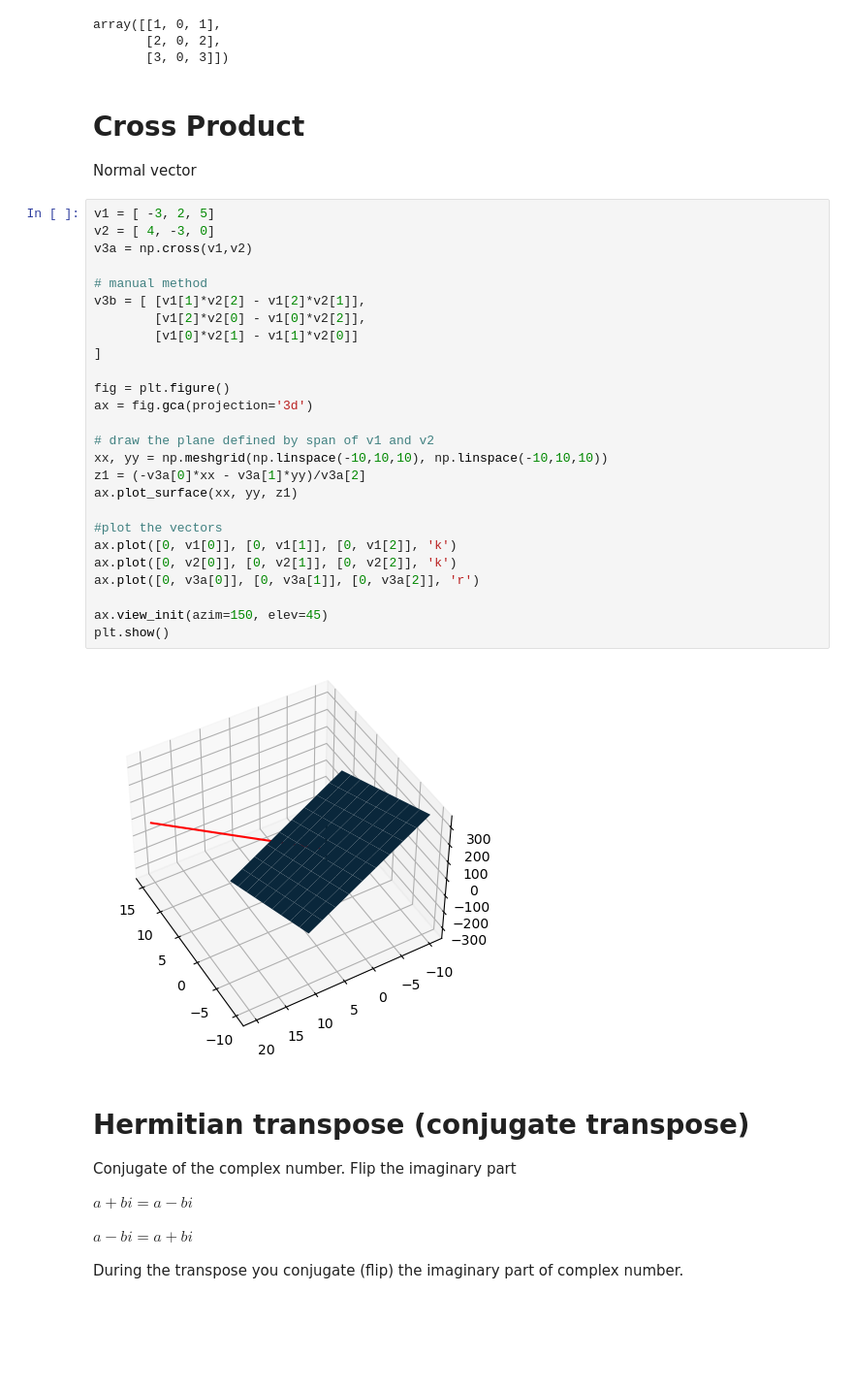
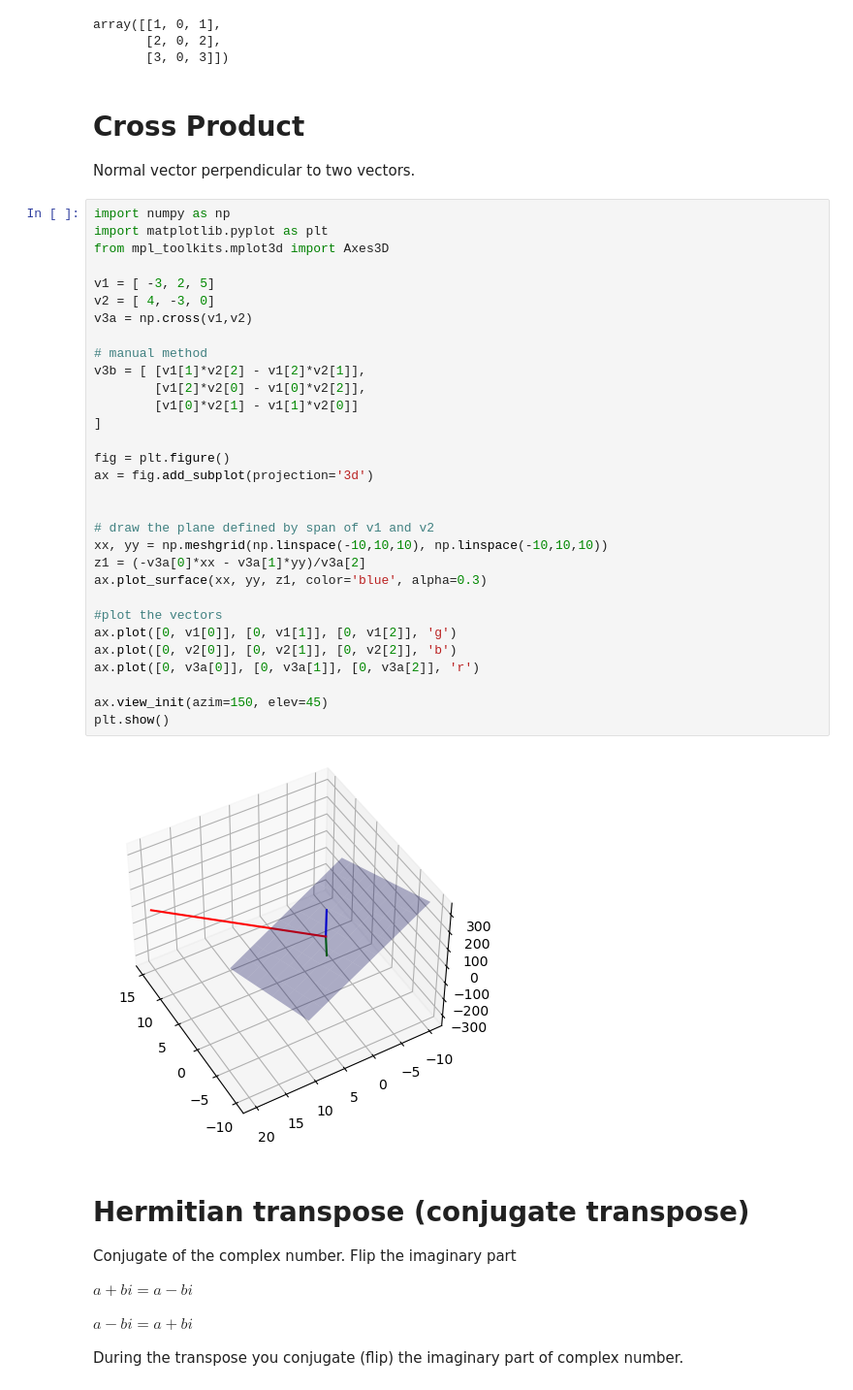
Before and after one commit to davidul/data-science, a Jupyter notebook: 02-linear-algebra/01-vectors.ipynb, the cells around one changed output. Shown at 97% size. Saved outputs shown, nothing was run; the diff lists cells and outputs as text; blank space fills up the shorter version.

```diff
--- a/02-linear-algebra/vectors.ipynb
+++ b/02-linear-algebra/01-vectors.ipynb
@@ -257,35 +241,40 @@ array([[1, 0, 1],
        [3, 0, 3]])
 # %% [markdown]
 # Cross Product
-Normal vector
+Normal vector perpendicular to two vectors.
 # %%
+import numpy as np
+import matplotlib.pyplot as plt
+from mpl_toolkits.mplot3d import Axes3D
+
 v1 = [ -3, 2, 5]
 v2 = [ 4, -3, 0]
 v3a = np.cross(v1,v2)
 
 # manual method
 v3b = [ [v1[1]*v2[2] - v1[2]*v2[1]],
         [v1[2]*v2[0] - v1[0]*v2[2]],
         [v1[0]*v2[1] - v1[1]*v2[0]]
 ]
 
 fig = plt.figure()
-ax = fig.gca(projection='3d')
+ax = fig.add_subplot(projection='3d')
+
 
 # draw the plane defined by span of v1 and v2
 xx, yy = np.meshgrid(np.linspace(-10,10,10), np.linspace(-10,10,10))
 z1 = (-v3a[0]*xx - v3a[1]*yy)/v3a[2]
-ax.plot_surface(xx, yy, z1)
+ax.plot_surface(xx, yy, z1, color='blue', alpha=0.3)
 
 #plot the vectors
-ax.plot([0, v1[0]], [0, v1[1]], [0, v1[2]], 'k')
-ax.plot([0, v2[0]], [0, v2[1]], [0, v2[2]], 'k')
+ax.plot([0, v1[0]], [0, v1[1]], [0, v1[2]], 'g')
+ax.plot([0, v2[0]], [0, v2[1]], [0, v2[2]], 'b')
 ax.plot([0, v3a[0]], [0, v3a[1]], [0, v3a[2]], 'r')
 
 ax.view_init(azim=150, elev=45)
 plt.show()
 # %% [output]
-[figure, old version]
+[figure, new version]
 # %% [markdown]
 # Hermitian transpose (conjugate transpose)
 Conjugate of the complex number.
```
Also changed, not shown: parts of 2 cells of this notebook, 2 other files.
